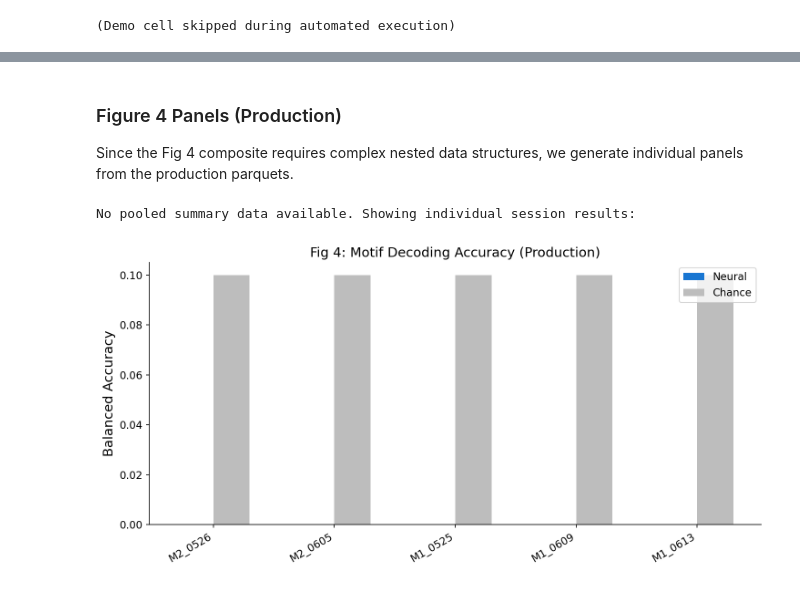
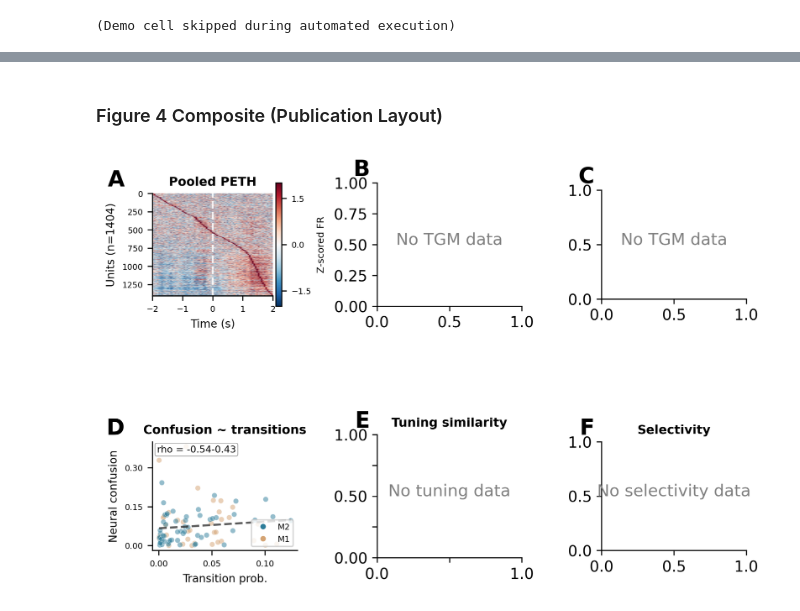
Before and after one commit to felipe-parodi/solo_mSTS_parodi2026, a Jupyter notebook: notebooks/fig4_motif_decoding.ipynb, the cells around one changed output, grey strips where cells are left out. Drawn from its saved outputs; the diff is of its cells as text; code cells hidden in the pictures.

```diff
--- a/notebooks/fig4_motif_decoding.ipynb
+++ b/notebooks/fig4_motif_decoding.ipynb
@@ -169,46 +169,21 @@ Fig 4 data keys: ['tuning', 'decoding', 'lag_sweep', 'next_syllable', 'nulls', '
 # %% [markdown]
-### Figure 4 Panels (Production)
-
-Since the Fig 4 composite requires complex nested data structures, we generate individual panels from the production parquets.
+### Figure 4 Composite (Publication Layout)
 # %%
-# Fig 4 panels from production data
-from freemat.single_fm.viz.fig4_pooled_panels import (
-    generate_fig4_pooled_panels,
-    load_motif_encoding_summary,
-)
+from freemat.single_fm.viz.fig4_composite import fig4_composite
 
-# Try loading and generating pooled panels
 try:
-    summary = load_motif_encoding_summary()
-    if summary is not None and len(summary) > 0:
-        fig4_panels = generate_fig4_pooled_panels(summary)
-        plt.show()
-    else:
-        print("No pooled summary data available. Showing individual session results:")
-        # Fallback: show decoding accuracy from summary parquets
-        dec = fig4_data.get("decoding")
-        if dec is not None and isinstance(dec, pd.DataFrame) and len(dec) > 0:
-            fig, ax = plt.subplots(figsize=(10, 5))
-            sessions = dec["session_id"].unique()
-            accs = [dec[dec["session_id"] == s].iloc[0].get("pooled_accuracy", 0) for s in sessions]
-            chances = [dec[dec["session_id"] == s].iloc[0].get("chance", 0.1) for s in sessions]
-            x = np.arange(len(sessions))
-            ax.bar(x - 0.15, accs, 0.3, color="#1976D2", label="Neural")
-            ax.bar(x + 0.15, chances, 0.3, color="#BDBDBD", label="Chance")
-            ax.set_xticks(x)
-            ax.set_xticklabels(sessions, rotation=30, ha="right")
-            ax.set_ylabel("Balanced Accuracy")
-            ax.set_title("Fig 4: Motif Decoding Accuracy (Production)")
-            ax.legend()
-            plt.tight_layout()
-            plt.show()
-        else:
-            print("Decoding data not available in expected format.")
-            print(f"Available keys: {list(fig4_data.keys())}")
+    fig = fig4_composite(
+        peth_data=fig4_data["peth"],
+        tgm_data={},
+        transition_data=fig4_data["transition"],
+        confusion_data=fig4_data["confusion"],
+        class_labels=fig4_data["class_labels"],
+        sessions=list(fig4_data["peth"].keys()),
+    )
+    plt.show()
 except Exception as e:
-    print(f"Fig 4 panel generation error: {e}")
+    print(f"Composite error: {e}")
     import traceback
     traceback.print_exc()
 # %% [output]
-No pooled summary data available. Showing individual session results:
-[figure, old version]
+[figure, new version]
```
Also changed, not shown: parts of 2 cells of this notebook, 3 other files.
